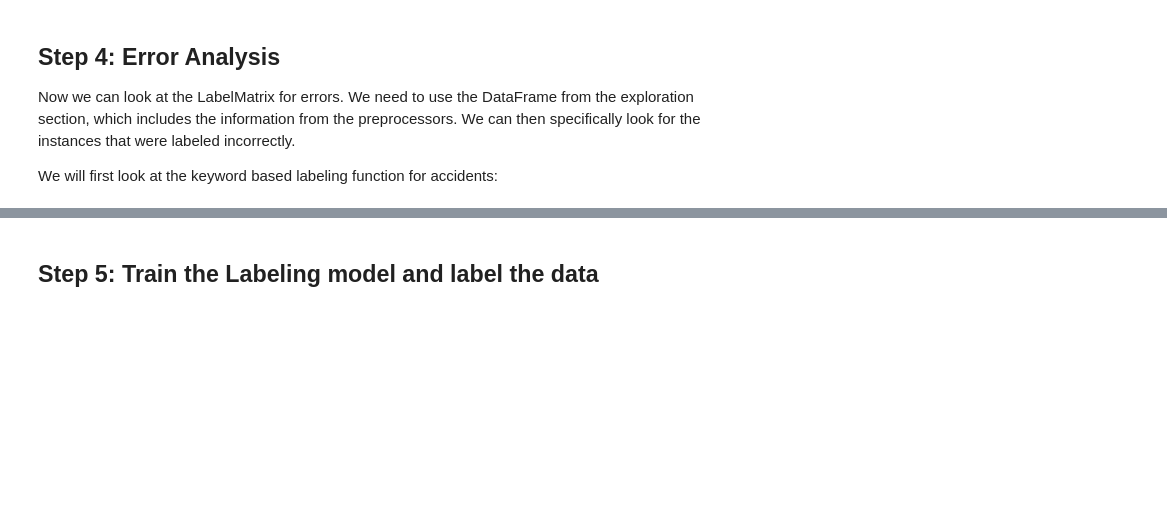
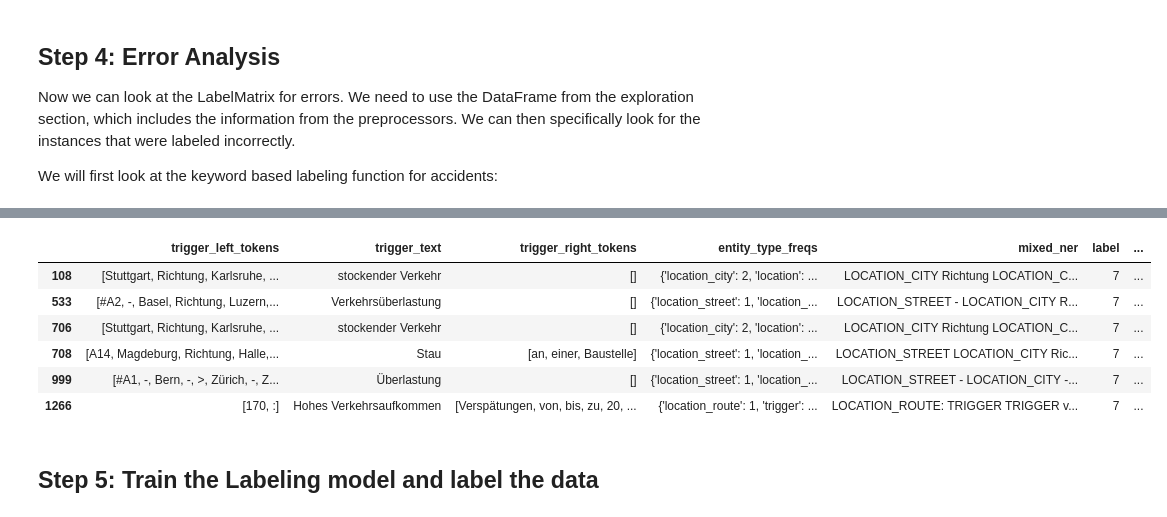
Before and after one commit to DFKI-NLP/wsee, a Jupyter notebook: notebooks/event_type.ipynb, the cells around one changed output, grey strips where cells are left out. Drawn from its saved outputs; the diff is of its cells as text; code cells hidden in the pictures; blank space fills up the shorter version.

Commit message:
Update table

```diff
--- a/notebooks/event_type.ipynb
+++ b/notebooks/event_type.ipynb
@@ -207,4 +205,14 @@ Sperrung               1
 Name: trigger_text, dtype: int64
+# %%
+error_analysis.sample_fp(labeled_df=labeled_sd4m_triggers, lf_outputs=L_dev, lf_index=6, label_of_interest=6)
+# %% [output]
+|  | trigger_left_tokens | trigger_text | trigger_right_tokens | entity_type_freqs | mixed_ner | label | ... |
+| 108 | [Stuttgart, Richtung, Karlsruhe, ... | stockender Verkehr | [] | {'location_city': 2, 'location': ... | LOCATION_CITY Richtung LOCATION_C... | 7 | ... |
+| 533 | [#A2, -, Basel, Richtung, Luzern,... | Verkehrsüberlastung | [] | {'location_street': 1, 'location_... | LOCATION_STREET - LOCATION_CITY R... | 7 | ... |
+| 706 | [Stuttgart, Richtung, Karlsruhe, ... | stockender Verkehr | [] | {'location_city': 2, 'location': ... | LOCATION_CITY Richtung LOCATION_C... | 7 | ... |
+| 708 | [A14, Magdeburg, Richtung, Halle,... | Stau | [an, einer, Baustelle] | {'location_street': 1, 'location_... | LOCATION_STREET LOCATION_CITY Ric... | 7 | ... |
+| 999 | [#A1, -, Bern, -, >, Zürich, -, Z... | Überlastung | [] | {'location_street': 1, 'location_... | LOCATION_STREET - LOCATION_CITY -... | 7 | ... |
+| 1266 | [170, :] | Hohes Verkehrsaufkommen | [Verspätungen, von, bis, zu, 20, ... | {'location_route': 1, 'trigger': ... | LOCATION_ROUTE: TRIGGER TRIGGER v... | 7 | ... |
 # %% [markdown]
 ## Step 5: Train the Labeling model and label the data
 # %%
```
Also changed, not shown: parts of 7 cells of this notebook.
